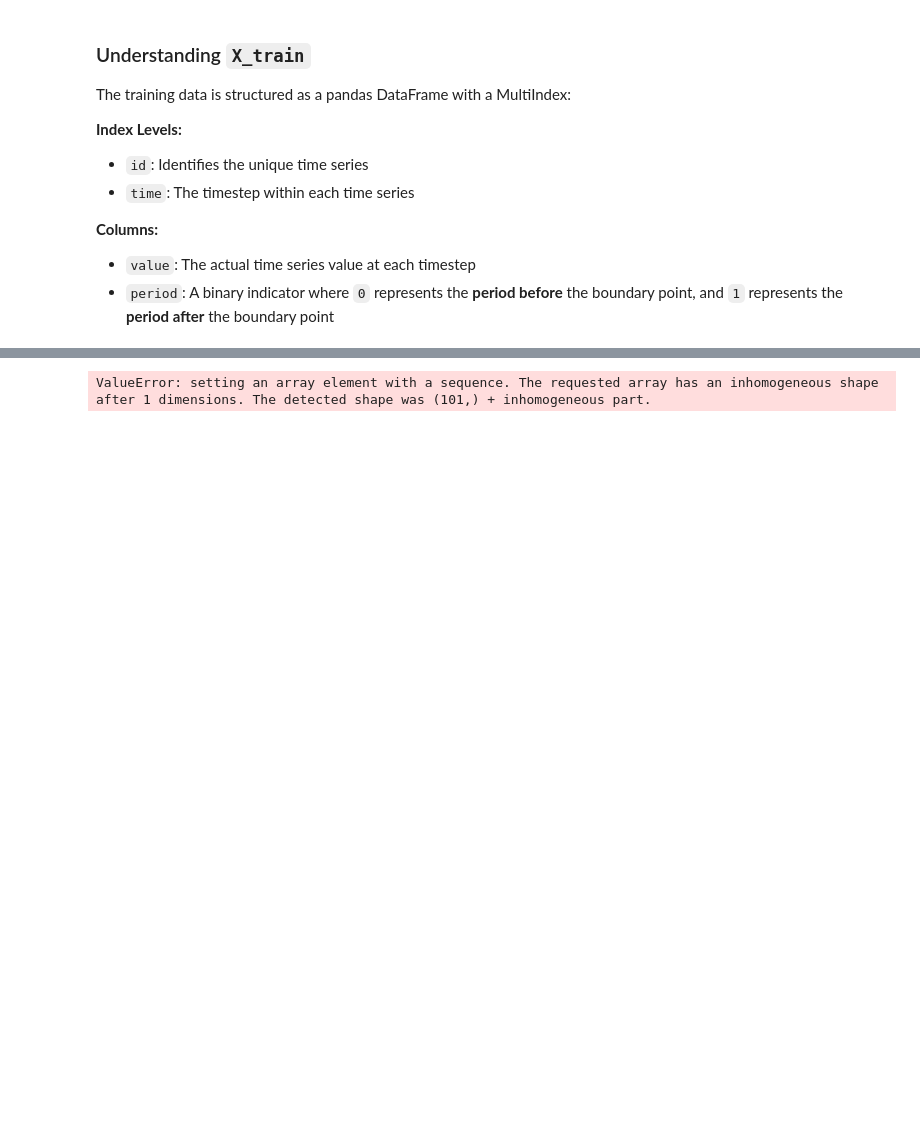
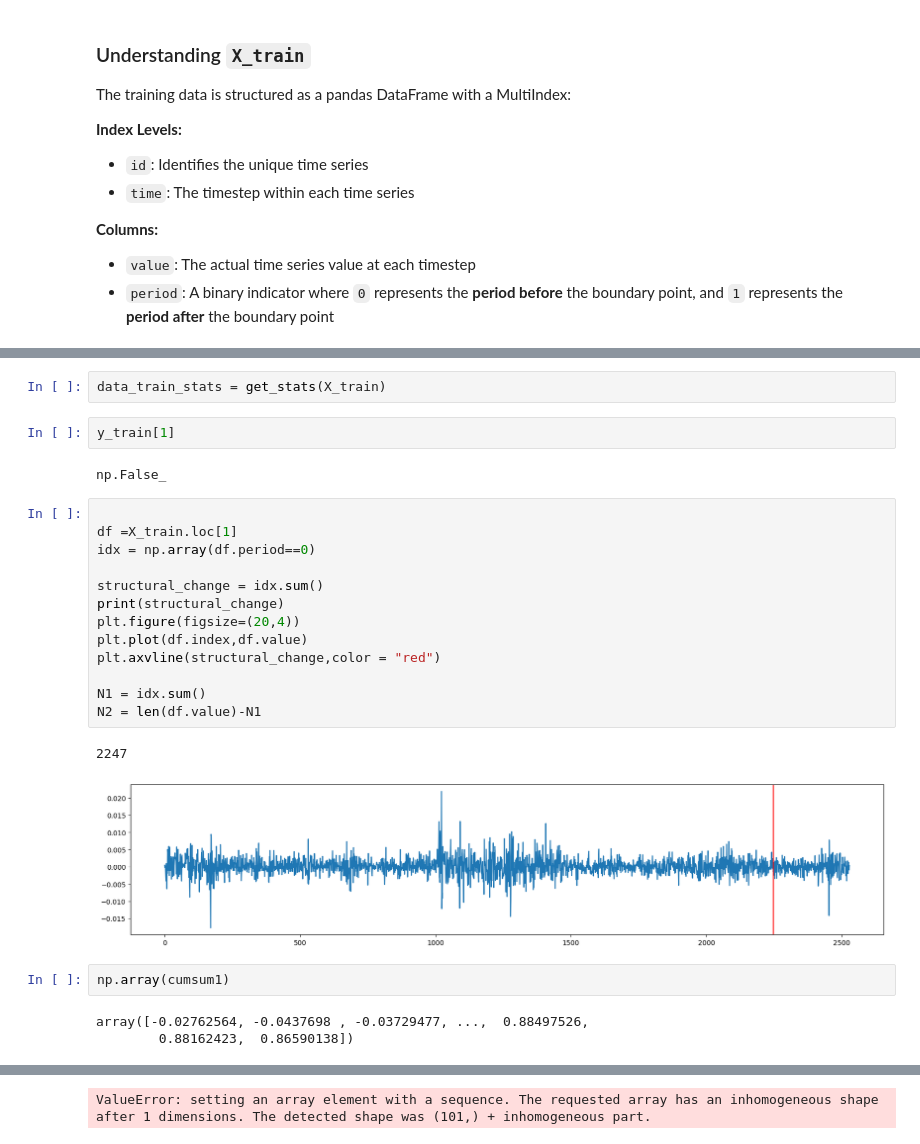
Before and after one commit to Zpazza/structured-data, a Jupyter notebook: competitions/structural-break/quickstarters/baseline/baseline.ipynb, the cells around one changed output, grey strips where cells are left out. Saved outputs shown, nothing was run; the diff lists cells and outputs as text; blank space fills up the shorter version.

```diff
--- a/competitions/structural-break/quickstarters/baseline/baseline.ipynb
+++ b/competitions/structural-break/quickstarters/baseline/baseline.ipynb
@@ -468,0 +255,27 @@ pd.DataFrame(cv_results_2)
+# %%
+data_train_stats = get_stats(X_train)
+# %%
+y_train[1]
+# %% [output]
+np.False_
+# %%
+
+df =X_train.loc[1]
+idx = np.array(df.period==0)
+
+structural_change = idx.sum()
+print(structural_change)
+plt.figure(figsize=(20,4))
+plt.plot(df.index,df.value)
+plt.axvline(structural_change,color = "red")
+
+N1 = idx.sum()
+N2 = len(df.value)-N1
+# %% [output]
+2247
+[figure, added]
+# %%
+np.array(cumsum1)
+# %% [output]
+array([-0.02762564, -0.0437698 , -0.03729477, ...,  0.88497526,
+        0.88162423,  0.86590138])
```
Also changed, not shown: parts of 75 cells of this notebook.
